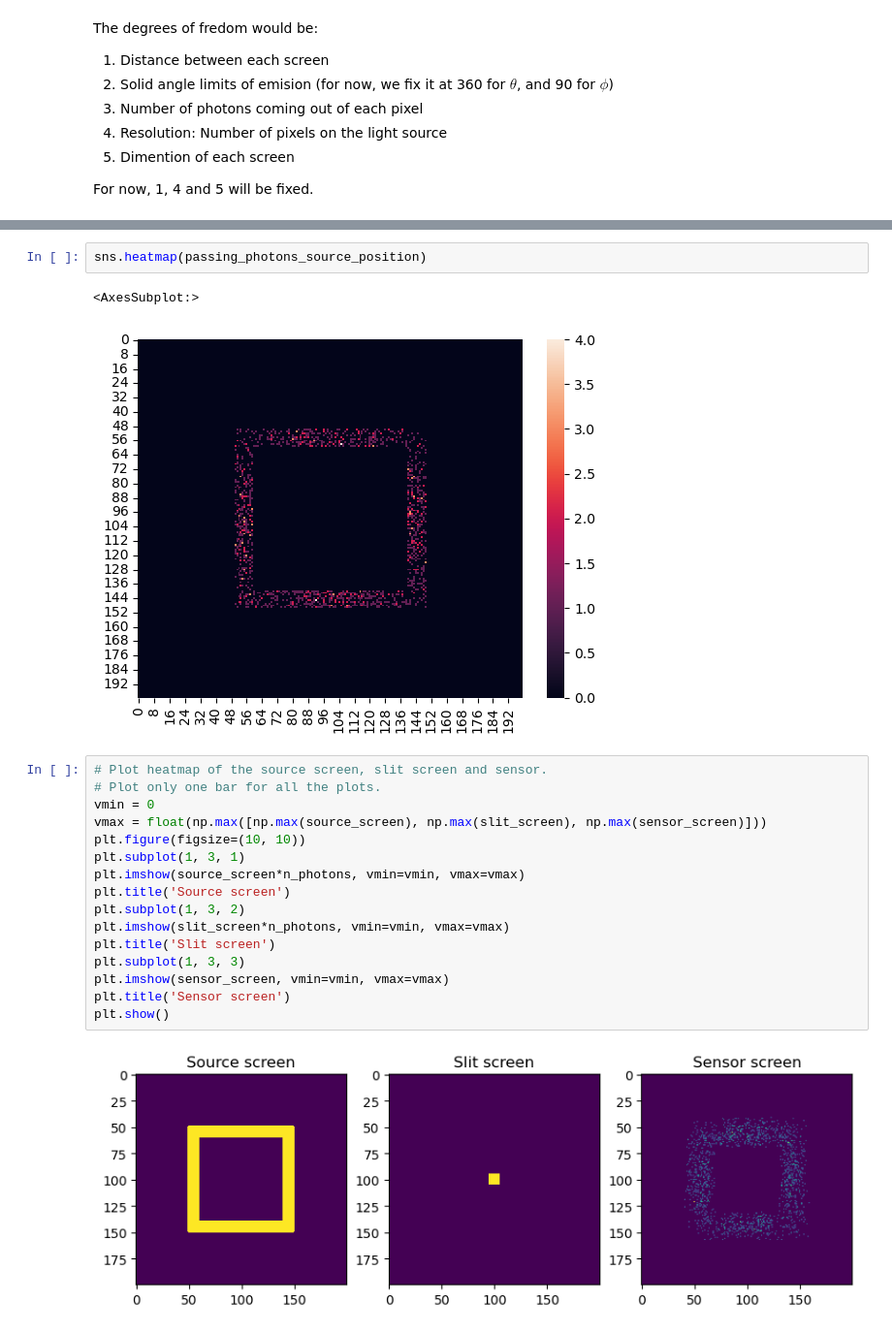
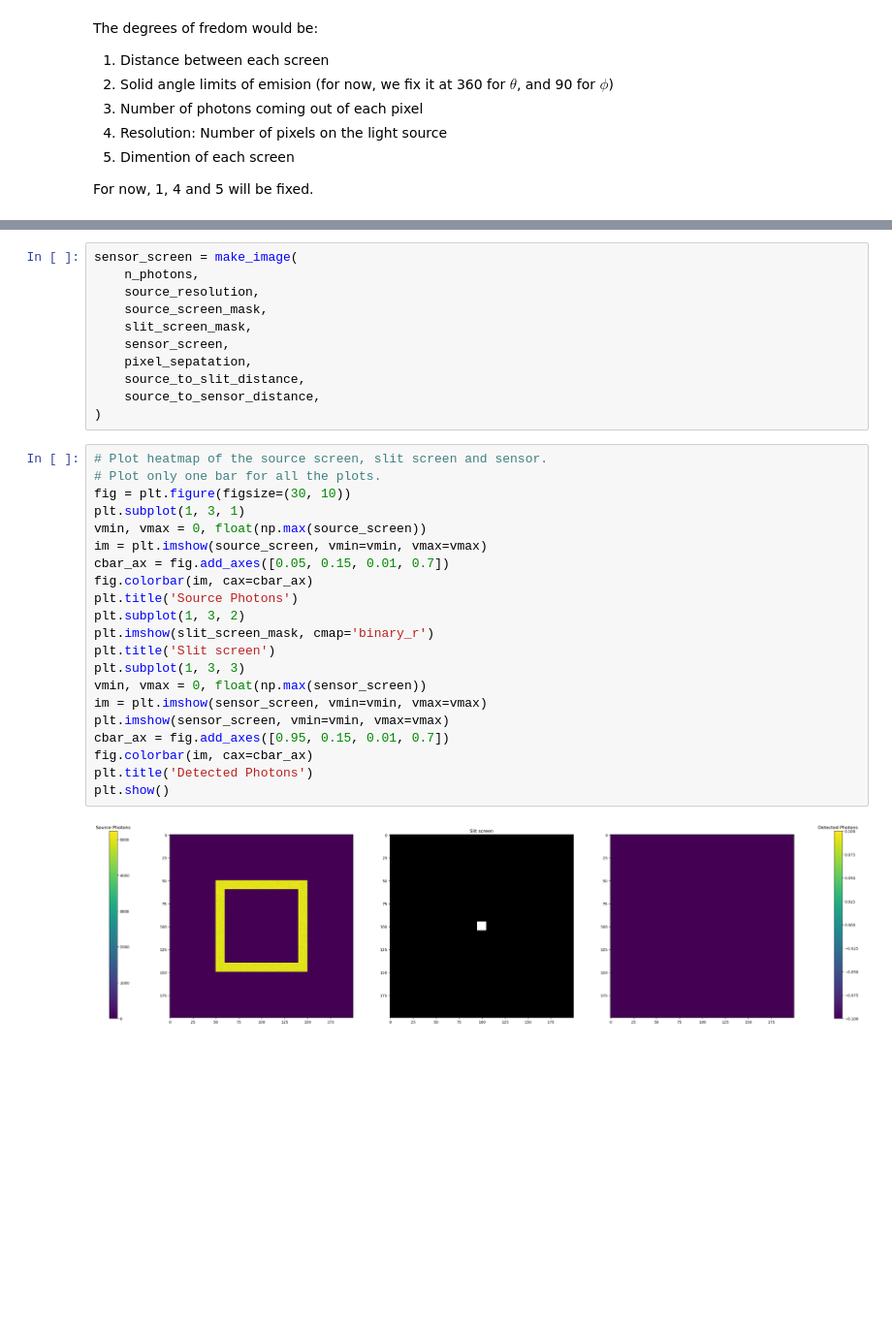
Before and after one commit to Eitan-Sprejer/CodedAperture, a Jupyter notebook: testing.ipynb, the cells around one changed output, grey strips where cells are left out. Shown at 97% size. Drawn from its saved outputs; the diff is of its cells as text; blank space fills up the shorter version.

```diff
--- a/testing.ipynb
+++ b/testing.ipynb
@@ -179,23 +190,34 @@ for n in tqdm(range(n_photons)):
-# %%
-sns.heatmap(passing_photons_source_position)
-# %% [output]
-<AxesSubplot:>
-[figure, removed]
+# %%
+sensor_screen = make_image(
+    n_photons,
+    source_resolution,
+    source_screen_mask,
+    slit_screen_mask,
+    sensor_screen,
+    pixel_sepatation,
+    source_to_slit_distance,
+    source_to_sensor_distance,
+)
 # %%
 # Plot heatmap of the source screen, slit screen and sensor.
 # Plot only one bar for all the plots.
-vmin = 0
-vmax = float(np.max([np.max(source_screen), np.max(slit_screen), np.max(sensor_screen)]))
-plt.figure(figsize=(10, 10))
+fig = plt.figure(figsize=(30, 10))
 plt.subplot(1, 3, 1)
-plt.imshow(source_screen*n_photons, vmin=vmin, vmax=vmax)
-plt.title('Source screen')
+vmin, vmax = 0, float(np.max(source_screen))
+im = plt.imshow(source_screen, vmin=vmin, vmax=vmax)
+cbar_ax = fig.add_axes([0.05, 0.15, 0.01, 0.7])
+fig.colorbar(im, cax=cbar_ax)
+plt.title('Source Photons')
 plt.subplot(1, 3, 2)
-plt.imshow(slit_screen*n_photons, vmin=vmin, vmax=vmax)
+plt.imshow(slit_screen_mask, cmap='binary_r')
 plt.title('Slit screen')
 plt.subplot(1, 3, 3)
+vmin, vmax = 0, float(np.max(sensor_screen))
+im = plt.imshow(sensor_screen, vmin=vmin, vmax=vmax)
 plt.imshow(sensor_screen, vmin=vmin, vmax=vmax)
-plt.title('Sensor screen')
+cbar_ax = fig.add_axes([0.95, 0.15, 0.01, 0.7])
+fig.colorbar(im, cax=cbar_ax)
+plt.title('Detected Photons')
 plt.show()
 # %% [output]
-[figure, old version]
+[figure, new version]
```
Also changed, not shown: parts of 5 cells of this notebook.
